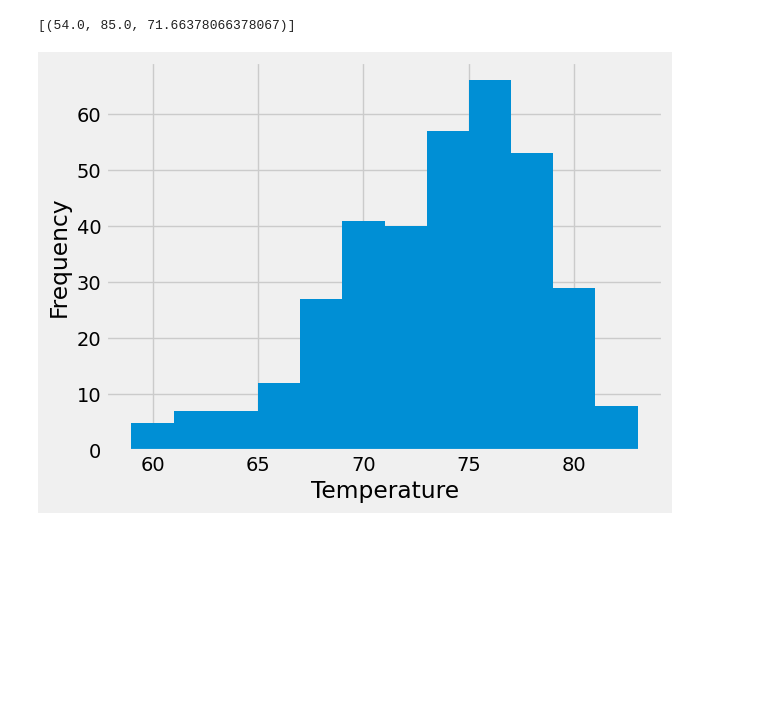
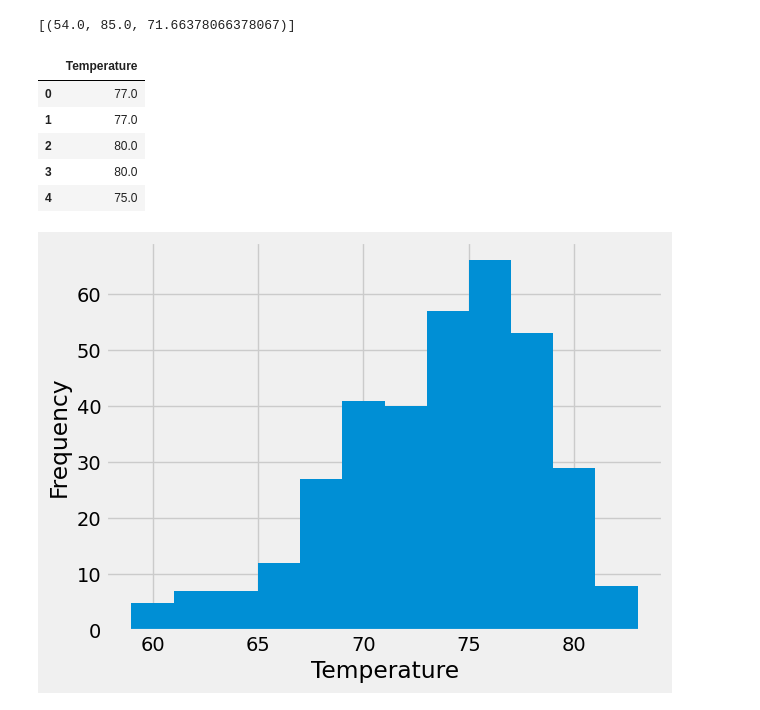
Before and after one commit to andreaira261/climate-sqlalchemy-analysis, a Jupyter notebook: SurfsUp/climate_starter.ipynb, the cells around one changed output. Saved outputs shown, nothing was run; the diff lists cells and outputs as text; code cells hidden in the pictures; blank space fills up the shorter version.

```diff
--- a/SurfsUp/climate_starter.ipynb
+++ b/SurfsUp/climate_starter.ipynb
@@ -164,11 +148,18 @@ most_active
 [(54.0, 85.0, 71.66378066378067)]
 # %%
 most_active_temps = session.query(measurements.tobs).\
-    filter(measurements.date <= '2017-08-23').\
     filter(measurements.date >= '2016-08-23').\
     filter(measurements.station == 'USC00519281').all()
 
 most_active_temps_df = pd.DataFrame(most_active_temps, columns=['Temperature'])
+most_active_temps_df.head()
+# %% [output]
+|  | Temperature |
+| 0 | 77.0 |
+| 1 | 77.0 |
+| 2 | 80.0 |
+| 3 | 80.0 |
+| 4 | 75.0 |
 # %%
 # Using the most active station id
 # Query the last 12 months of temperature observation data for this station and plot the results as a histogram
```
Also changed, not shown: parts of 5 cells of this notebook, 1 other file.
